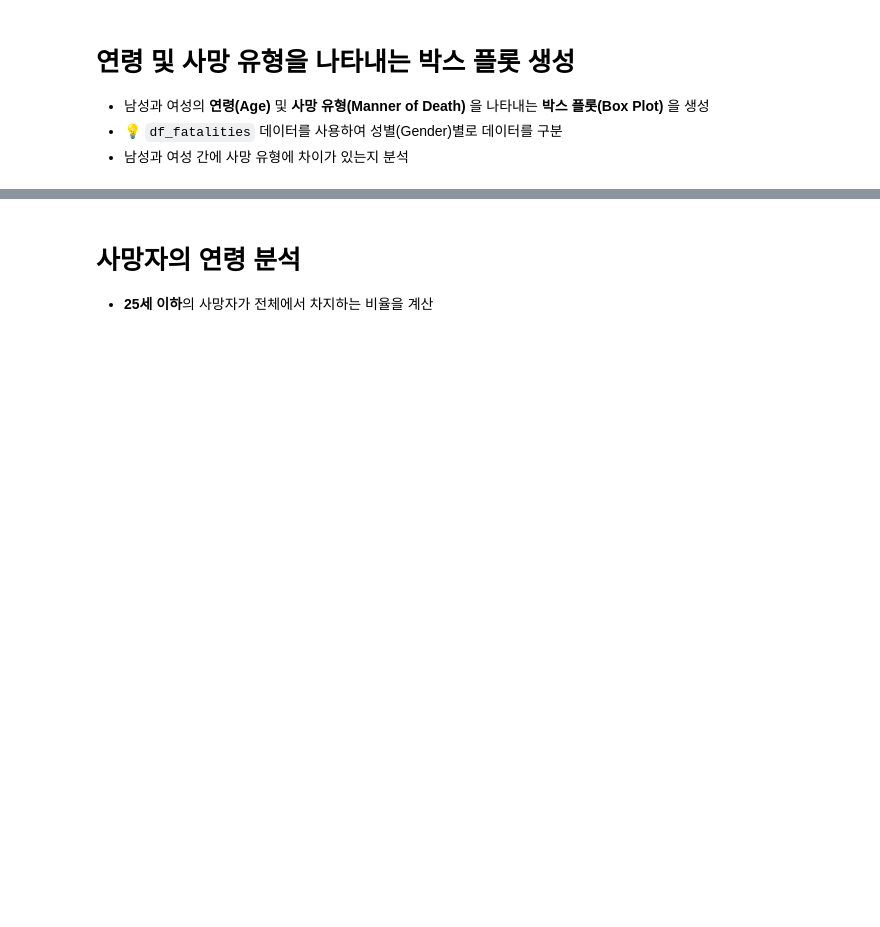
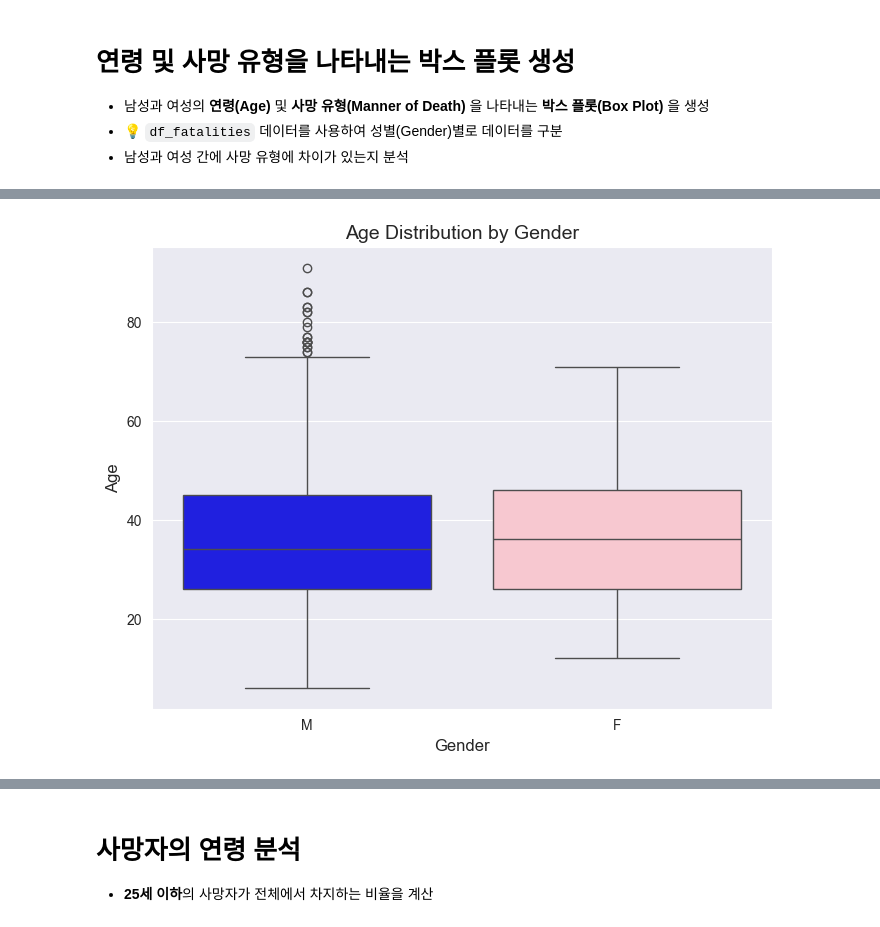
Before and after one commit to JELKOV/Police-Use-of-Force---Data-Analysis, a Jupyter notebook: Fatal_Force_(start).ipynb, the cells around one changed output, grey strips where cells are left out. Cells and saved outputs as stored; diff of their text form; code cells hidden in the pictures; blank space fills up the shorter version.

```diff
--- a/Fatal_Force_(start).ipynb
+++ b/Fatal_Force_(start).ipynb
@@ -559,3 +666,10 @@ plt.show()
 - 남성과 여성의 **연령(Age)** 및 **사망 유형(Manner of Death)** 을 나타내는 **박스 플롯(Box Plot)** 을 생성
 - 💡 `df_fatalities` 데이터를 사용하여 성별(Gender)별로 데이터를 구분
 - 남성과 여성 간에 사망 유형에 차이가 있는지 분석
+# %%
+## 문자열을 숫자로 변경
+df_fatalities["age"] = pd.to_numeric(df_fatalities["age"], errors="coerce")
+## 나이별 사망치 확인
+age_death_counts = df_fatalities["age"].value_counts()
+## 디버깅 확인
+print(age_death_counts)
@@ -561,0 +690,23 @@ plt.show()
+# %%
+# 그래프 크기 설정
+plt.figure(figsize=(8, 6))
+
+# 박스 플롯 생성
+sns.boxplot(
+    data=df_fatalities,
+    x="gender",  # 성별 (남성, 여성)
+    y="age",  # 연령 분포
+    hue="gender",  # 성별 그룹화 추가
+    palette={"M": "blue", "F": "pink"},
+    legend=False  # 범례 비활성화 (경고 해결)
+)
+
+# 그래프 제목 및 레이블 설정
+plt.title("Age Distribution by Gender", fontsize=14)
+plt.xlabel("Gender", fontsize=12)
+plt.ylabel("Age", fontsize=12)
+
+# 그래프 표시
+plt.show()
+# %% [output]
+[figure, added]
```
Also changed, not shown: parts of 10 cells of this notebook.
